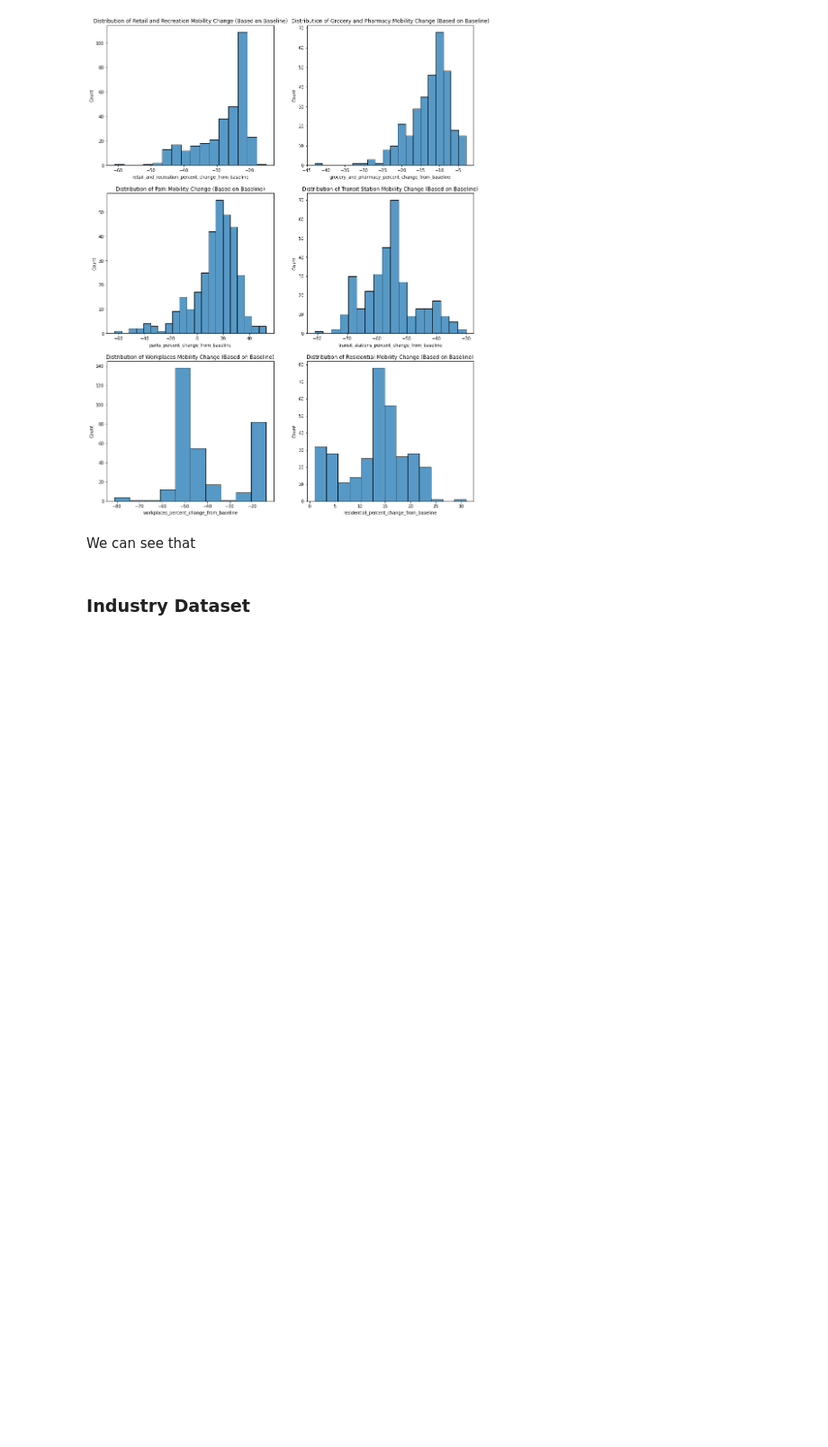
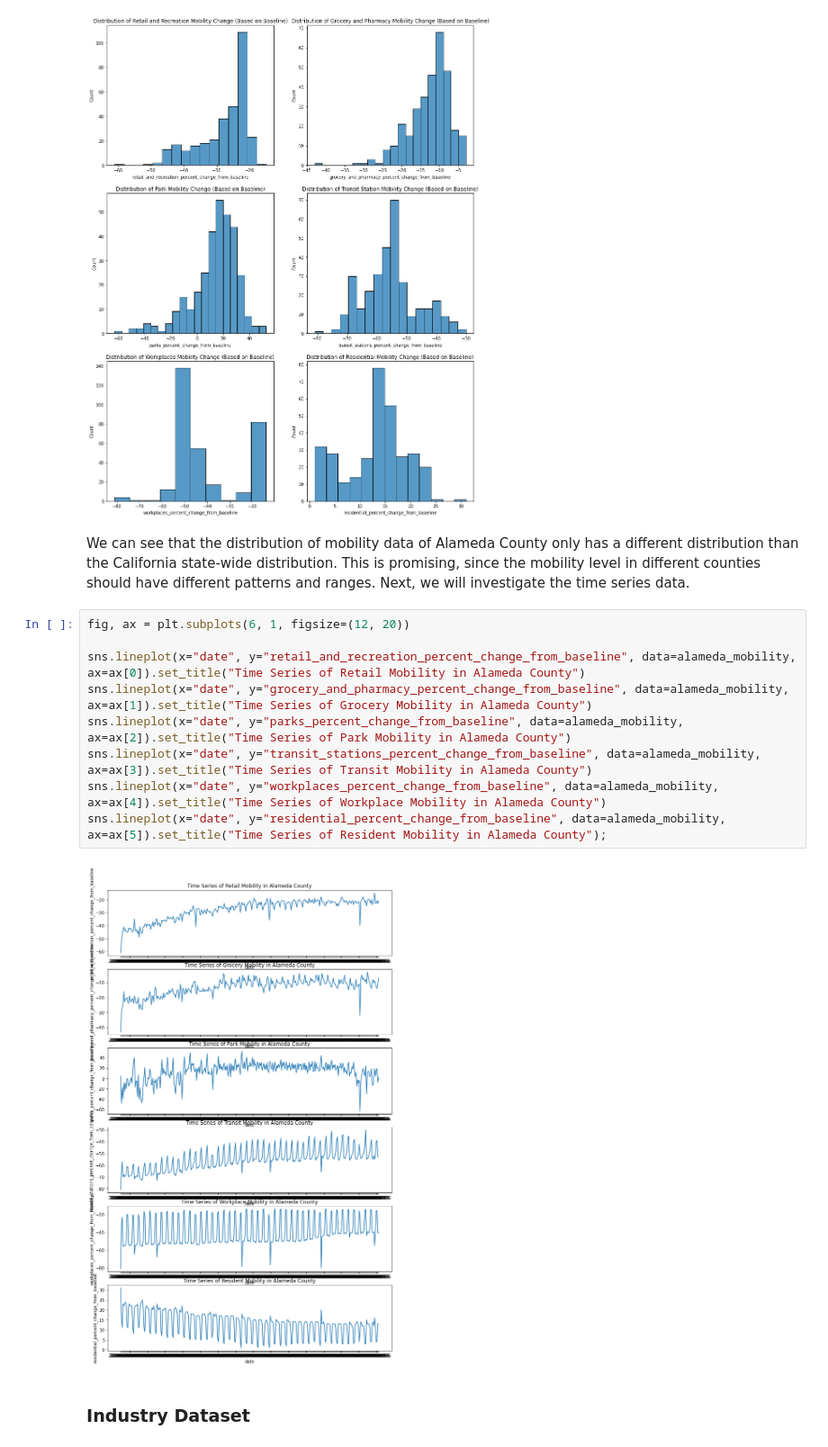
Before and after one commit to pkargupta/mobo102, a Jupyter notebook: Question 1 EDA.ipynb, the cells around one changed output. Shown: that part at 90% size. Saved outputs shown, nothing was run; the diff lists cells and outputs as text; blank space fills up the shorter version.

Commit message:
Mobility Time Series

```diff
--- a/Question 1 EDA.ipynb
+++ b/Question 1 EDA.ipynb
@@ -97,7 +97,18 @@ sns.histplot(alameda_mobility['residential_percent_change_from_baseline'], ax=ax
 # %% [output]
 [figure]
 # %% [markdown]
-We can see that
+We can see that the distribution of mobility data of Alameda County only has a different distribution than the California state-wide distribution. This is promising, since the mobility level in different counties should have different patterns and ranges. Next, we will investigate the time series data.
+# %%
+fig, ax = plt.subplots(6, 1, figsize=(12, 20))
+
+sns.lineplot(x="date", y="retail_and_recreation_percent_change_from_baseline", data=alameda_mobility, ax=ax[0]).set_title("Time Series of Retail Mobility in Alameda County")
+sns.lineplot(x="date", y="grocery_and_pharmacy_percent_change_from_baseline", data=alameda_mobility, ax=ax[1]).set_title("Time Series of Grocery Mobility in Alameda County")
+sns.lineplot(x="date", y="parks_percent_change_from_baseline", data=alameda_mobility, ax=ax[2]).set_title("Time Series of Park Mobility in Alameda County")
+sns.lineplot(x="date", y="transit_stations_percent_change_from_baseline", data=alameda_mobility, ax=ax[3]).set_title("Time Series of Transit Mobility in Alameda County")
+sns.lineplot(x="date", y="workplaces_percent_change_from_baseline", data=alameda_mobility, ax=ax[4]).set_title("Time Series of Workplace Mobility in Alameda County")
+sns.lineplot(x="date", y="residential_percent_change_from_baseline", data=alameda_mobility, ax=ax[5]).set_title("Time Series of Resident Mobility in Alameda County");
+# %% [output]
+[figure, added]
 # %% [markdown]
 ### Industry Dataset
 # %%
```
